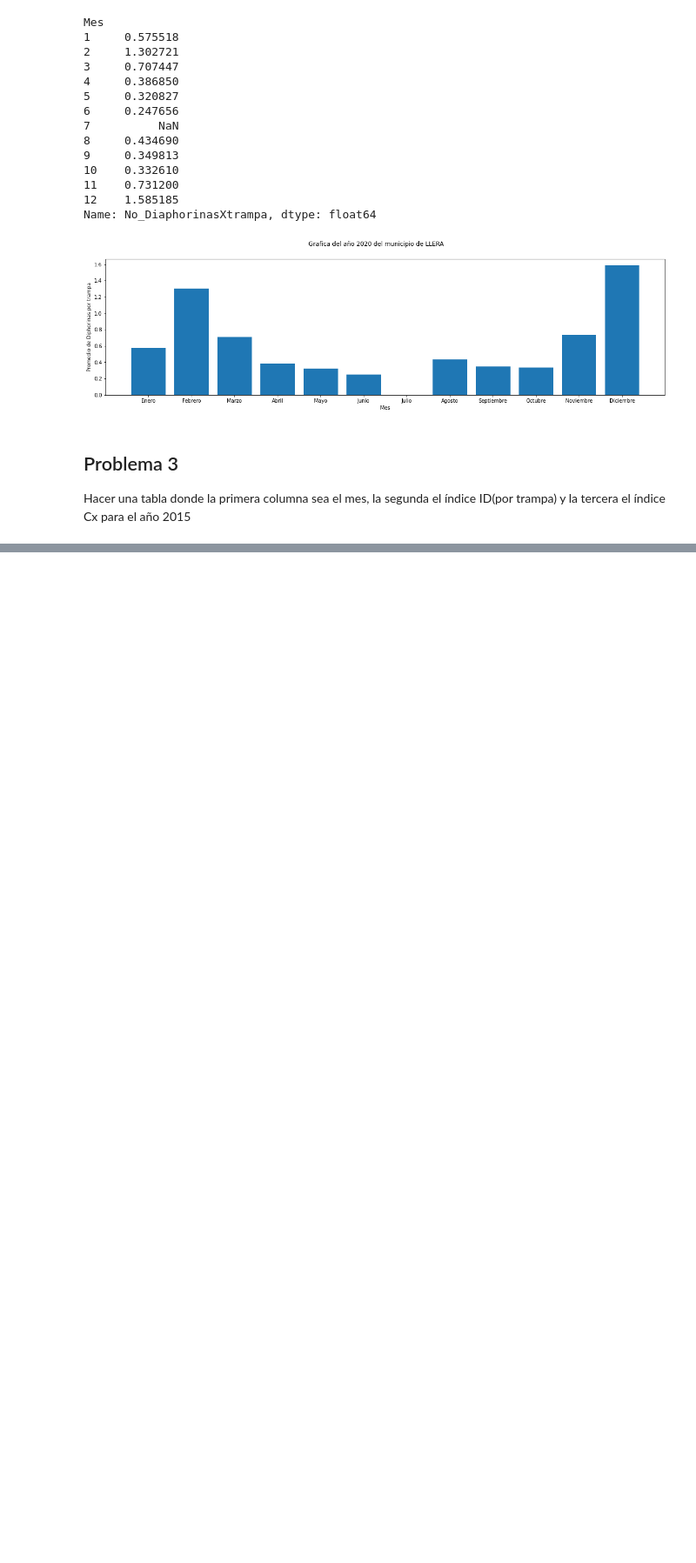
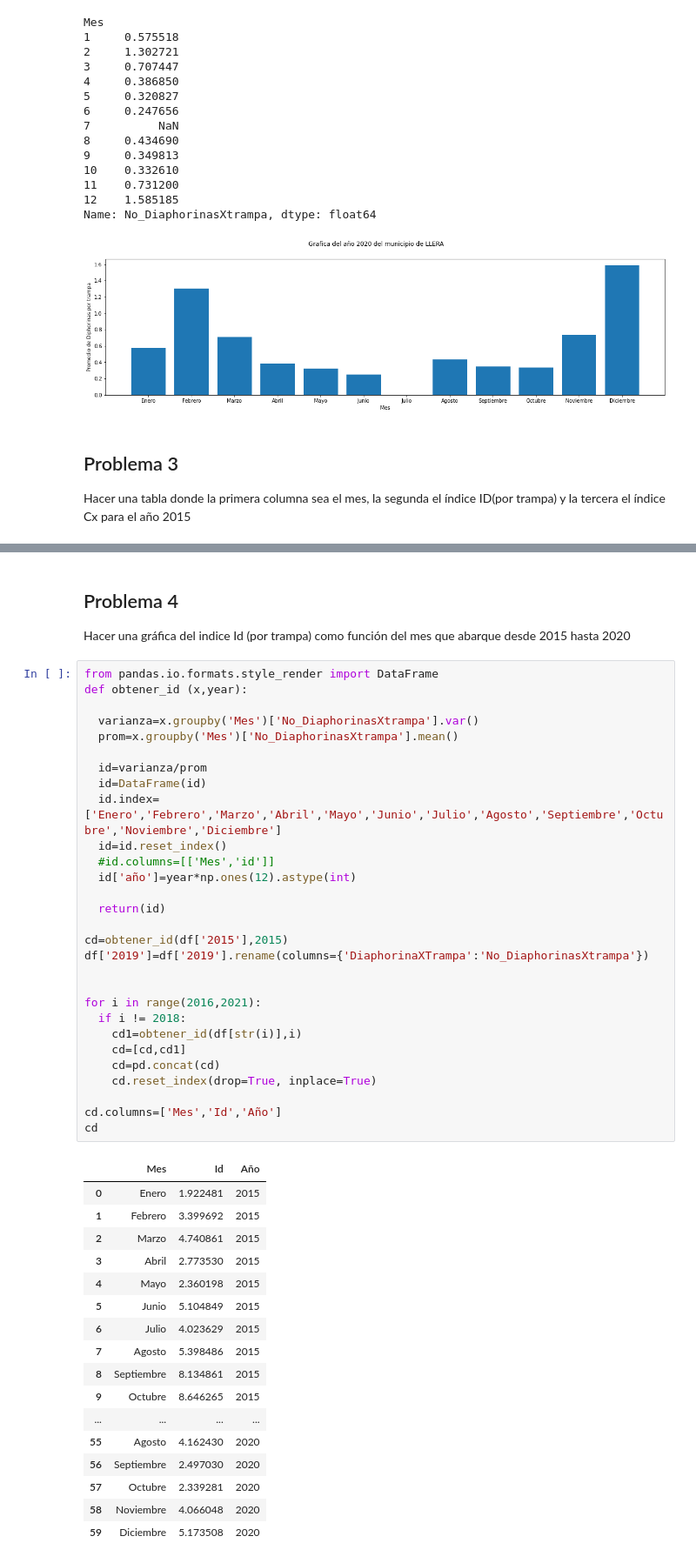
Before and after one commit to HugoMagos0725/Analisis_de_datos, a Jupyter notebook: Proyecto1_Estadistica_Descriptiva.ipynb, the cells around one changed output, grey strips where cells are left out. Shown: that part at 87% size. Drawn from its saved outputs; the diff is of its cells as text; blank space fills up the shorter version.

```diff
--- a/Proyecto1_Estadistica_Descriptiva.ipynb
+++ b/Proyecto1_Estadistica_Descriptiva.ipynb
@@ -126,0 +129,51 @@ df1
+# %% [markdown]
+## Problema 4
+
+Hacer una gráfica del indice Id (por trampa) como función del mes que abarque desde 2015 hasta 2020
+# %%
+from pandas.io.formats.style_render import DataFrame
+def obtener_id (x,year):
+
+  varianza=x.groupby('Mes')['No_DiaphorinasXtrampa'].var()
+  prom=x.groupby('Mes')['No_DiaphorinasXtrampa'].mean()
+
+  id=varianza/prom
+  id=DataFrame(id)
+  id.index=['Enero','Febrero','Marzo','Abril','Mayo','Junio','Julio','Agosto','Septiembre','Octubre','Noviembre','Diciembre']
+  id=id.reset_index()
+  #id.columns=[['Mes','id']]
+  id['año']=year*np.ones(12).astype(int)
+
+  return(id)
+
+cd=obtener_id(df['2015'],2015)
+df['2019']=df['2019'].rename(columns={'DiaphorinaXTrampa':'No_DiaphorinasXtrampa'})
+
+
+for i in range(2016,2021):
+  if i != 2018:
+    cd1=obtener_id(df[str(i)],i)
+    cd=[cd,cd1]
+    cd=pd.concat(cd)
+    cd.reset_index(drop=True, inplace=True)
+
+cd.columns=['Mes','Id','Año']
+cd
+# %% [output]
+|  | Mes | Id | Año |
+| 0 | Enero | 1.922481 | 2015 |
+| 1 | Febrero | 3.399692 | 2015 |
+| 2 | Marzo | 4.740861 | 2015 |
+| 3 | Abril | 2.773530 | 2015 |
+| 4 | Mayo | 2.360198 | 2015 |
+| 5 | Junio | 5.104849 | 2015 |
+| 6 | Julio | 4.023629 | 2015 |
+| 7 | Agosto | 5.398486 | 2015 |
+| 8 | Septiembre | 8.134861 | 2015 |
+| 9 | Octubre | 8.646265 | 2015 |
+| ... | ... | ... | ... |
+| 55 | Agosto | 4.162430 | 2020 |
+| 56 | Septiembre | 2.497030 | 2020 |
+| 57 | Octubre | 2.339281 | 2020 |
+| 58 | Noviembre | 4.066048 | 2020 |
+| 59 | Diciembre | 5.173508 | 2020 |
```
Also changed, not shown: parts of 3 cells of this notebook.
